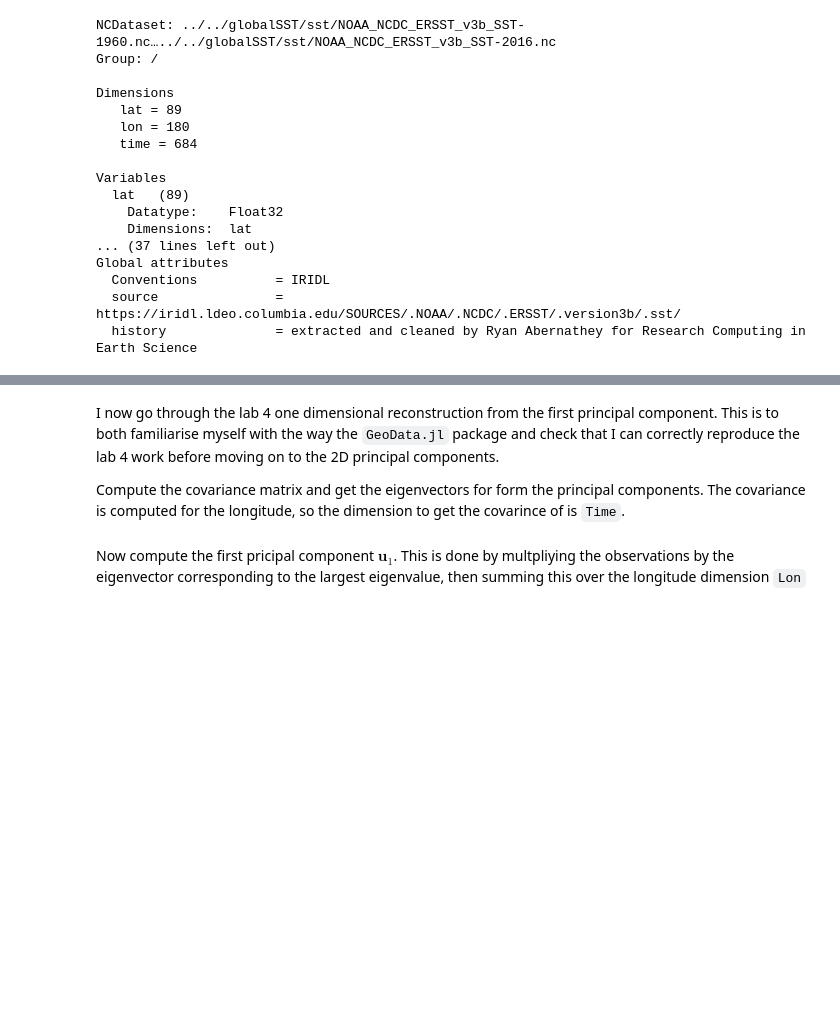
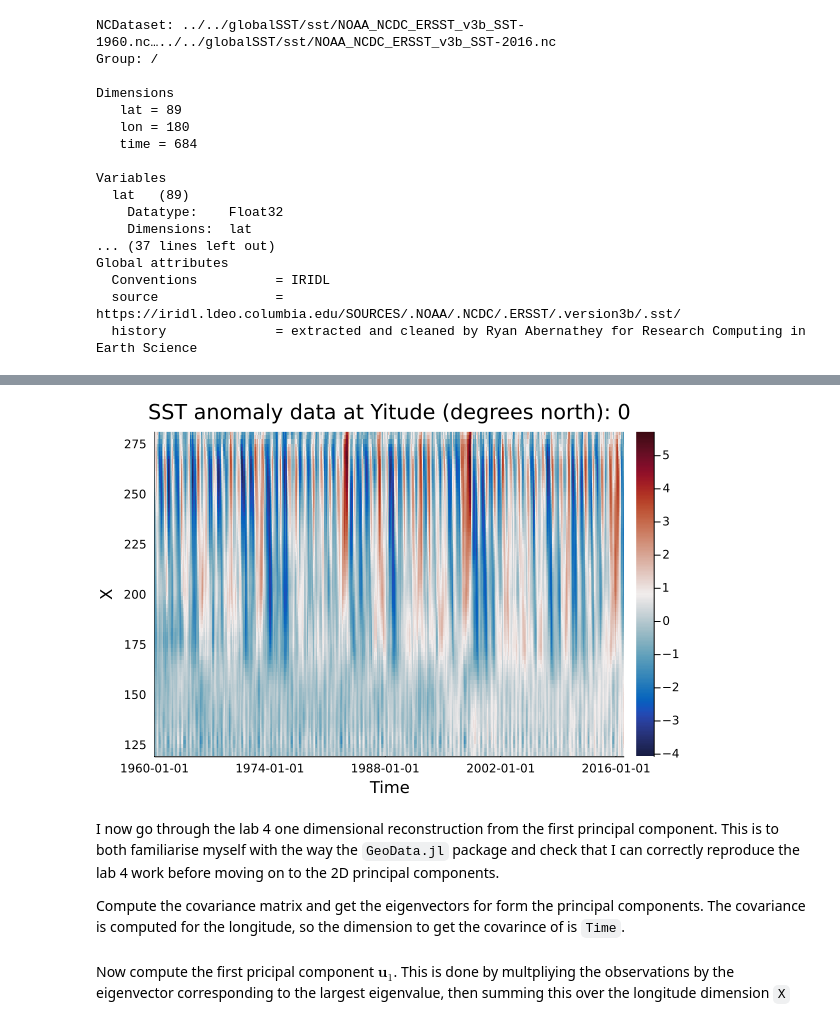
Before and after one commit to jbisits/MATH5271, a Jupyter notebook: Lab 4/Lab4_julia.ipynb, the cells around one changed output, grey strips where cells are left out. Drawn from its saved outputs; the diff is of its cells as text; code cells hidden in the pictures; blank space fills up the shorter version.

```diff
--- a/Lab 4/Lab4_julia.ipynb
+++ b/Lab 4/Lab4_julia.ipynb
@@ -163,8 +173,10 @@ plot(plot1, plot2, size = (800, 800), layout = (2, 1))
 # %%
 long_ts_mean = mean(long_ts, dims = Ti)
 long_ts_mean = repeat(long_ts_mean, outer = (1, 684))
 long_ts_anom = long_ts .- long_ts_mean
-anom_plot = heatmap(long_ts_anom, color = :balance, title = "SST anomaly data at Latitude (degrees north): 0")
+anom_plot = heatmap(long_ts_anom, color = :balance, title = "SST anomaly data at Yitude (degrees north): 0")
+# %% [output]
+[figure, added]
 # %% [markdown]
 I now go through the lab 4 one dimensional reconstruction from the first principal component.
 This is to both familiarise myself with the way the `GeoData.jl` package and check that I can correctly reproduce the lab 4 work before moving on to the 2D principal components.
@@ -182,6 +194,6 @@ plot(plot(Eigen_decomp_Cmat.values[end:-1:end-10], title = "Ten largest eigenval
 )
 # %% [markdown]
 Now compute the first pricipal component $\mathbf{u}_{1}$.
-This is done by multpliying the observations by the eigenvector corresponding to the largest eigenvalue, then summing this over the longitude dimension `Lon`
+This is done by multpliying the observations by the eigenvector corresponding to the largest eigenvalue, then summing this over the longitude dimension `X`
 # %%
 e₁ = Eigen_decomp_Cmat.vectors[:, end]
```
Also changed, not shown: parts of 7 cells of this notebook, 3 other files.
